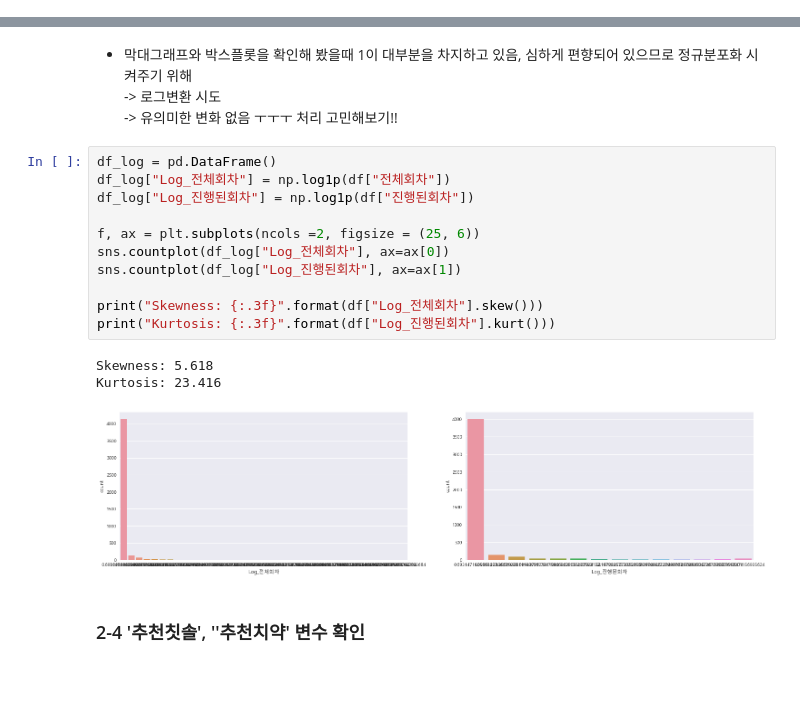
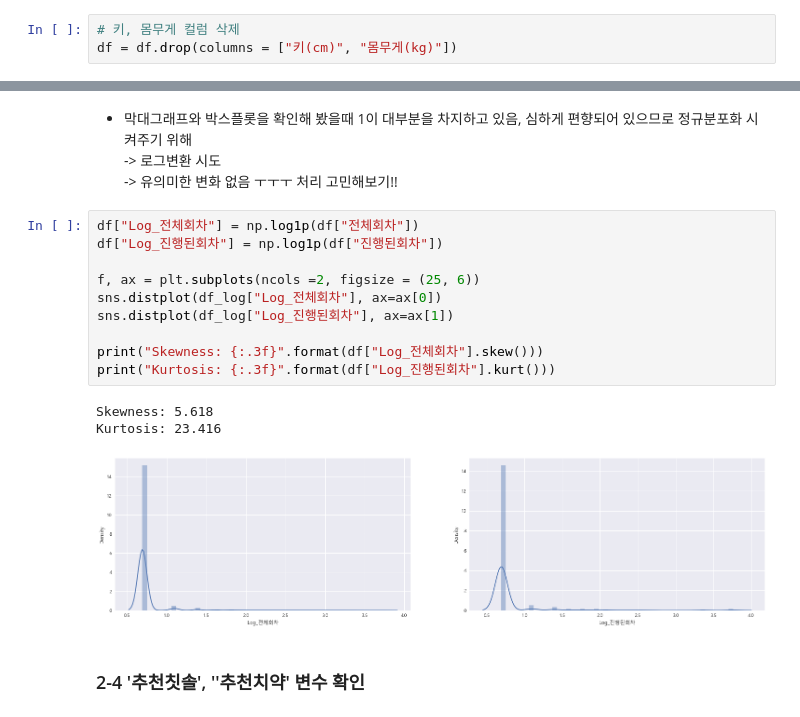
Before and after one commit to K-Final-Project/MZ-trend, a Jupyter notebook: EDA.ipynb, the cells around one changed output, grey strips where cells are left out. Cells and saved outputs as stored; diff of their text form; blank space fills up the shorter version.

```diff
--- a/EDA.ipynb
+++ b/EDA.ipynb
@@ -155,3 +155,6 @@ sns.countplot(df_del['몸무게(kg)'])
 # %% [output]
 <AxesSubplot:xlabel='몸무게(kg)', ylabel='count'>
 [figure]
+# %%
+# 키, 몸무게 컬럼 삭제
+df = df.drop(columns = ["키(cm)", "몸무게(kg)"])
@@ -174,20 +191,19 @@ sns.boxplot(x = "진행된회차",  data = df, ax=ax[1])
 -> 로그변환 시도
 -> 유의미한 변화 없음 ㅜㅜㅜ 처리 고민해보기!!
 # %%
-df_log = pd.DataFrame()
-df_log["Log_전체회차"] = np.log1p(df["전체회차"])
-df_log["Log_진행된회차"] = np.log1p(df["진행된회차"])
+df["Log_전체회차"] = np.log1p(df["전체회차"])
+df["Log_진행된회차"] = np.log1p(df["진행된회차"])
 
 f, ax = plt.subplots(ncols =2, figsize = (25, 6))
-sns.countplot(df_log["Log_전체회차"], ax=ax[0])
-sns.countplot(df_log["Log_진행된회차"], ax=ax[1])
+sns.distplot(df_log["Log_전체회차"], ax=ax[0])
+sns.distplot(df_log["Log_진행된회차"], ax=ax[1])
 
 print("Skewness: {:.3f}".format(df["Log_전체회차"].skew()))
 print("Kurtosis: {:.3f}".format(df["Log_진행된회차"].kurt()))
 # %% [output]
 Skewness: 5.618
 Kurtosis: 23.416
-[figure, old version]
+[figure, new version]
 # %% [markdown]
 ### 2-4 '추천칫솔', ''추천치약' 변수 확인
 # %%
```
Also changed, not shown: parts of 11 cells of this notebook.
